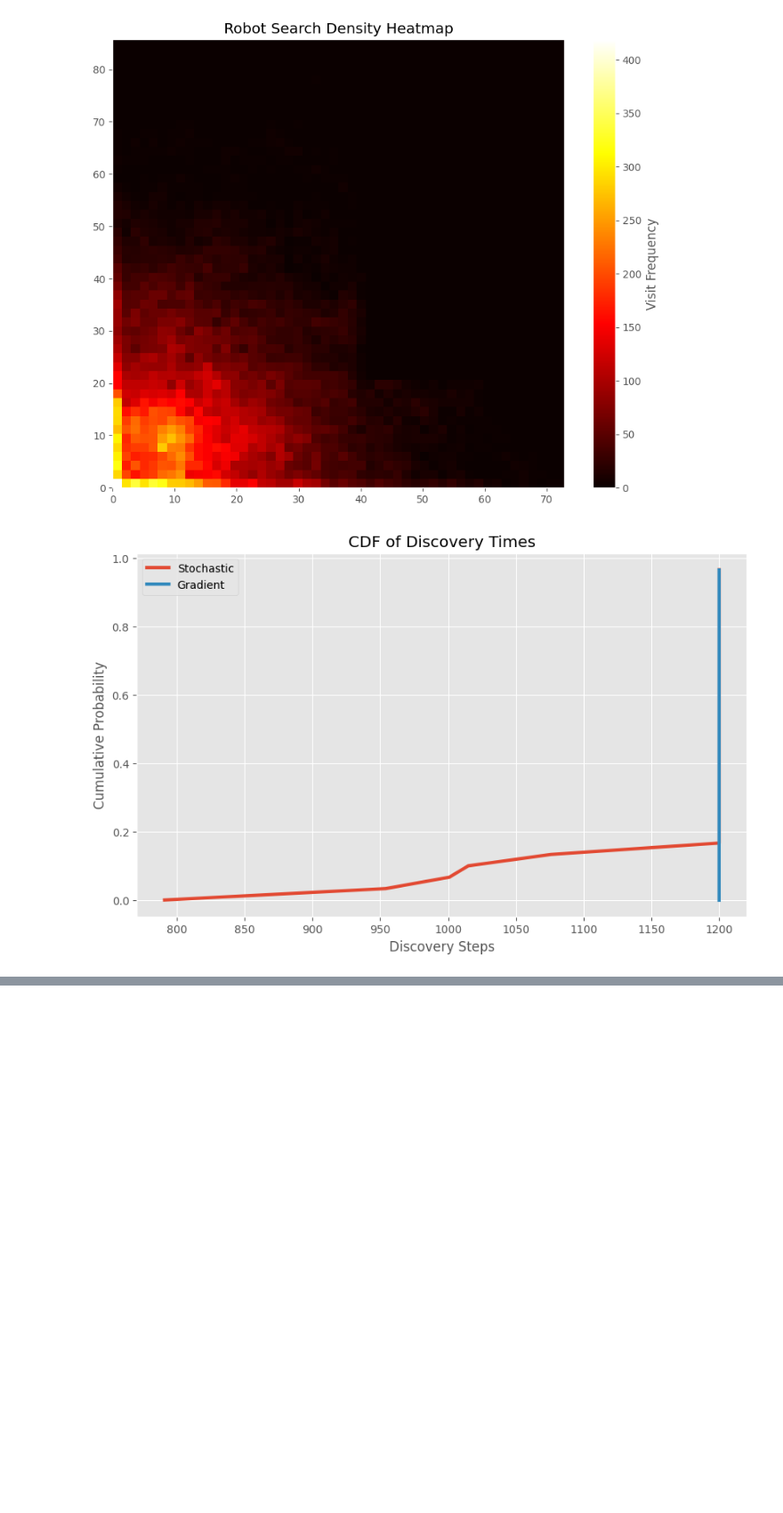
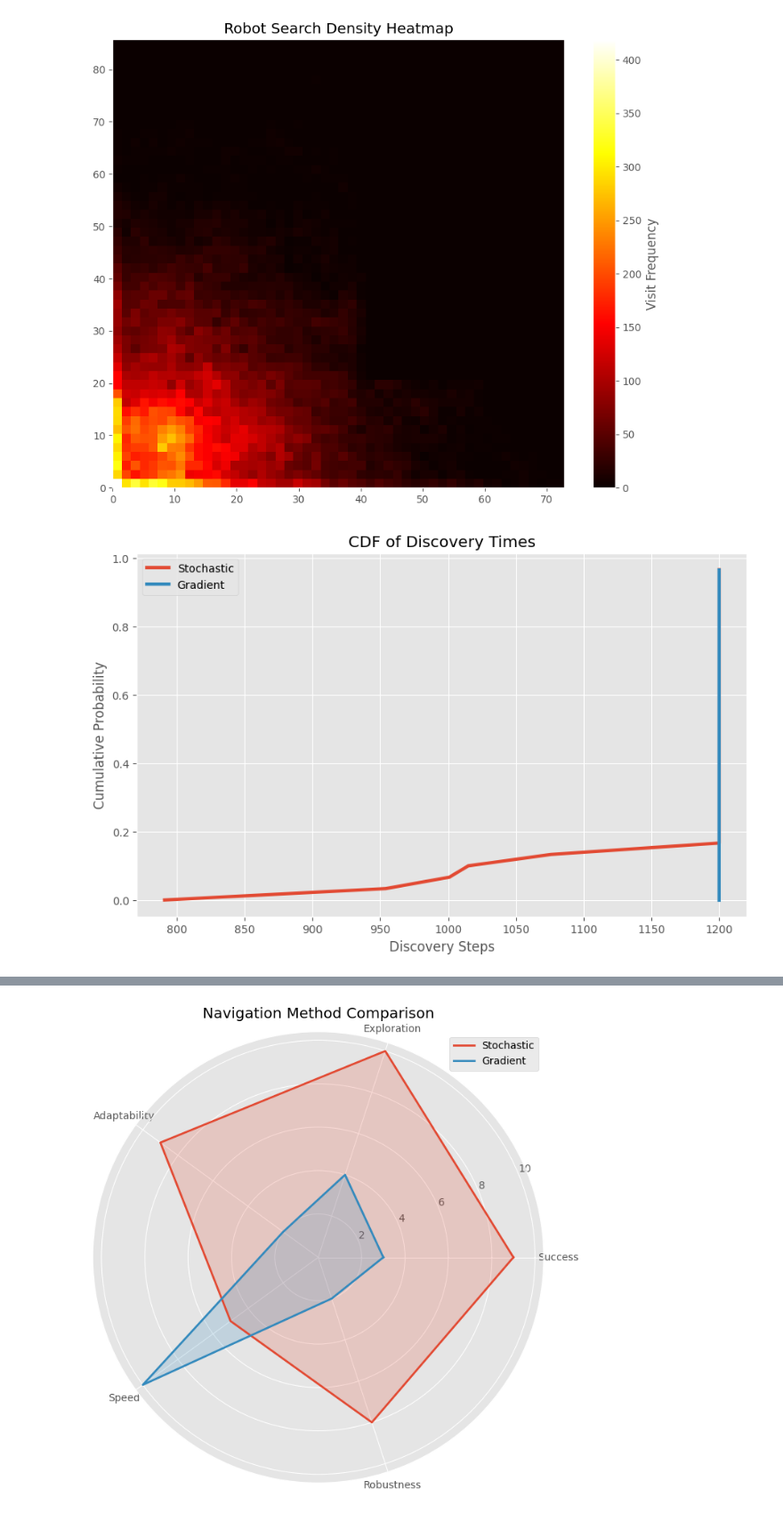
Before and after one commit to VivynKilari/SwarmNav, a Jupyter notebook: swarm_sar_sim.ipynb, the cells around one changed output, grey strips where cells are left out. Shown at 89% size. Drawn from its saved outputs; the diff is of its cells as text; code cells hidden in the pictures; blank space fills up the shorter version.

```diff
--- a/swarm_sar_sim.ipynb
+++ b/swarm_sar_sim.ipynb
@@ -642,0 +790,76 @@ plt.show()
+# %%
+# RADAR CHART
+
+from math import pi
+
+categories = [
+    "Success",
+    "Exploration",
+    "Adaptability",
+    "Speed",
+    "Robustness"
+]
+
+stochastic = [9,10,9,5,8]
+
+gradient = [3,4,2,10,2]
+
+N = len(categories)
+
+angles = [
+    n/float(N)*2*pi
+    for n in range(N)
+]
+
+angles += angles[:1]
+
+stochastic += stochastic[:1]
+gradient += gradient[:1]
+
+plt.figure(figsize=(8,8))
+
+ax = plt.subplot(
+    111,
+    polar=True
+)
+
+ax.plot(
+    angles,
+    stochastic,
+    linewidth=2,
+    label="Stochastic"
+)
+
+ax.plot(
+    angles,
+    gradient,
+    linewidth=2,
+    label="Gradient"
+)
+
+ax.fill(
+    angles,
+    stochastic,
+    alpha=0.2
+)
+
+ax.fill(
+    angles,
+    gradient,
+    alpha=0.2
+)
+
+plt.xticks(
+    angles[:-1],
+    categories
+)
+
+plt.title(
+    "Navigation Method Comparison"
+)
+
+plt.legend()
+
+plt.show()
+# %% [output]
+[figure, added]
```
Also changed, not shown: parts of 4 cells of this notebook.
